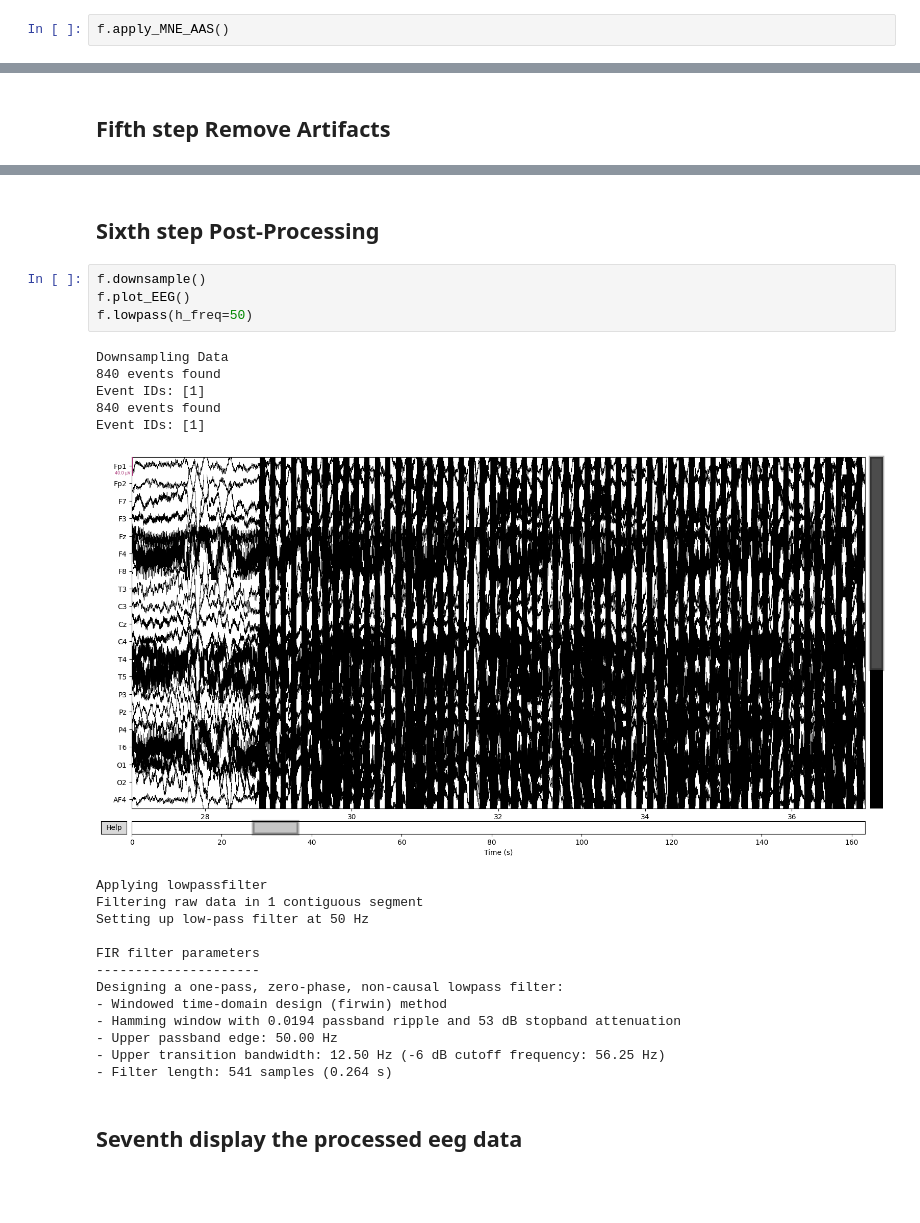
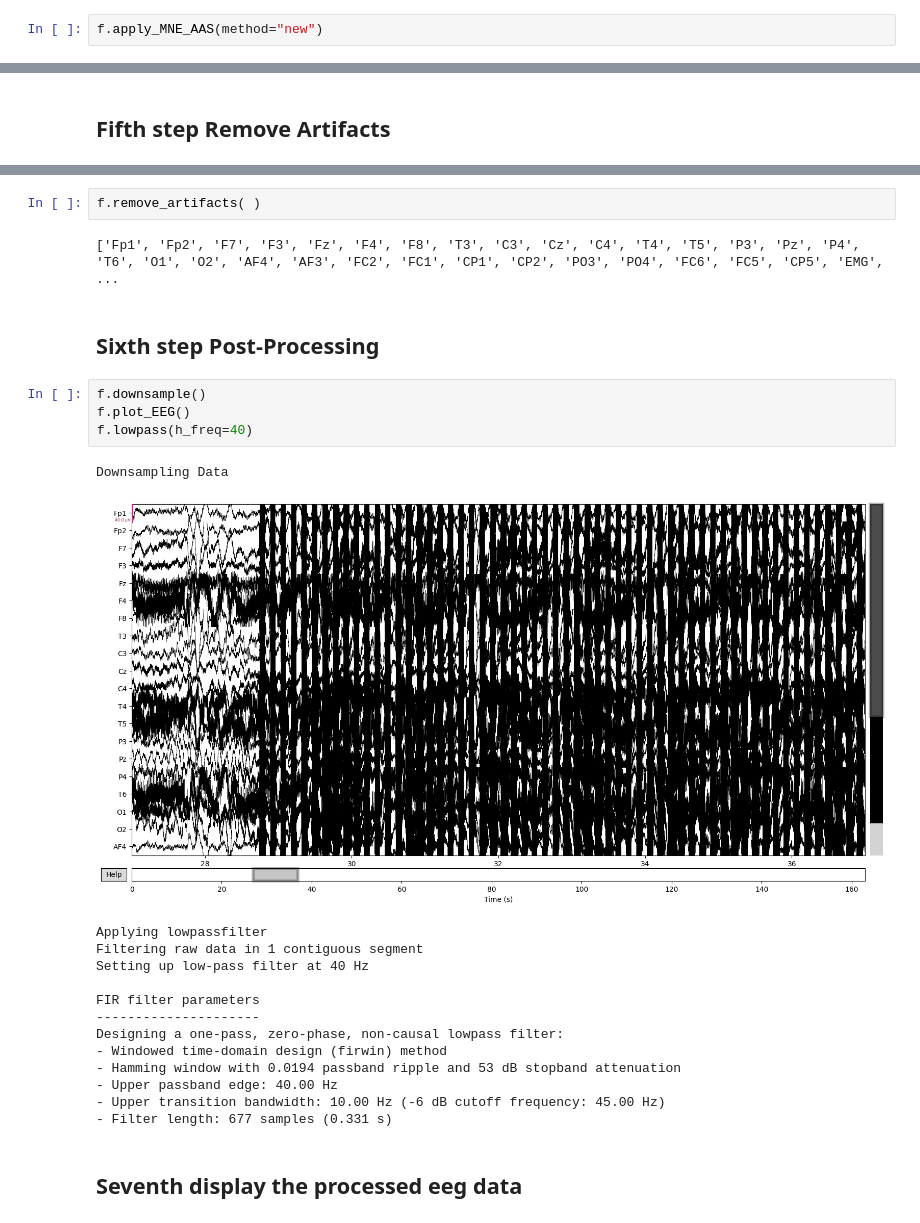
Before and after one commit to H0mire/FACETpy, a Jupyter notebook: src/Example1.ipynb, the cells around one changed output, grey strips where cells are left out. Saved outputs shown, nothing was run; the diff lists cells and outputs as text; blank space fills up the shorter version.

```diff
--- a/src/Example1.ipynb
+++ b/src/Example1.ipynb
@@ -64,5 +64,5 @@ finding triggers
 # %% [markdown]
 ## Fourth step apply AAS
 # %%
-f.apply_MNE_AAS()
+f.apply_MNE_AAS(method="new")
 # %% [output]
@@ -85,28 +80,28 @@ NOTE: pick_channels() is a legacy function. New code should use inst.pick(...).
+# %%
+f.remove_artifacts( )
+# %% [output]
+['Fp1', 'Fp2', 'F7', 'F3', 'Fz', 'F4', 'F8', 'T3', 'C3', 'Cz', 'C4', 'T4', 'T5', 'P3', 'Pz', 'P4', 'T6', 'O1', 'O2', 'AF4', 'AF3', 'FC2', 'FC1', 'CP1', 'CP2', 'PO3', 'PO4', 'FC6', 'FC5', 'CP5', 'EMG', ...
 # %% [markdown]
 ## Sixth step Post-Processing
 # %%
 f.downsample()
 f.plot_EEG()
-f.lowpass(h_freq=50)
+f.lowpass(h_freq=40)
 # %% [output]
 Downsampling Data
-840 events found
-Event IDs: [1]
-840 events found
-Event IDs: [1]
-[figure, old version]
+[figure, new version]
 Applying lowpassfilter
 Filtering raw data in 1 contiguous segment
-Setting up low-pass filter at 50 Hz
+Setting up low-pass filter at 40 Hz
 
 FIR filter parameters
 ---------------------
 Designing a one-pass, zero-phase, non-causal lowpass filter:
 - Windowed time-domain design (firwin) method
 - Hamming window with 0.0194 passband ripple and 53 dB stopband attenuation
-- Upper passband edge: 50.00 Hz
-- Upper transition bandwidth: 12.50 Hz (-6 dB cutoff frequency: 56.25 Hz)
-- Filter length: 541 samples (0.264 s)
+- Upper passband edge: 40.00 Hz
+- Upper transition bandwidth: 10.00 Hz (-6 dB cutoff frequency: 45.00 Hz)
+- Filter length: 677 samples (0.331 s)
 # %% [markdown]
 ## Seventh display the processed eeg data
 # %%
```
Also changed, not shown: parts of 4 cells of this notebook, 6 other files.
